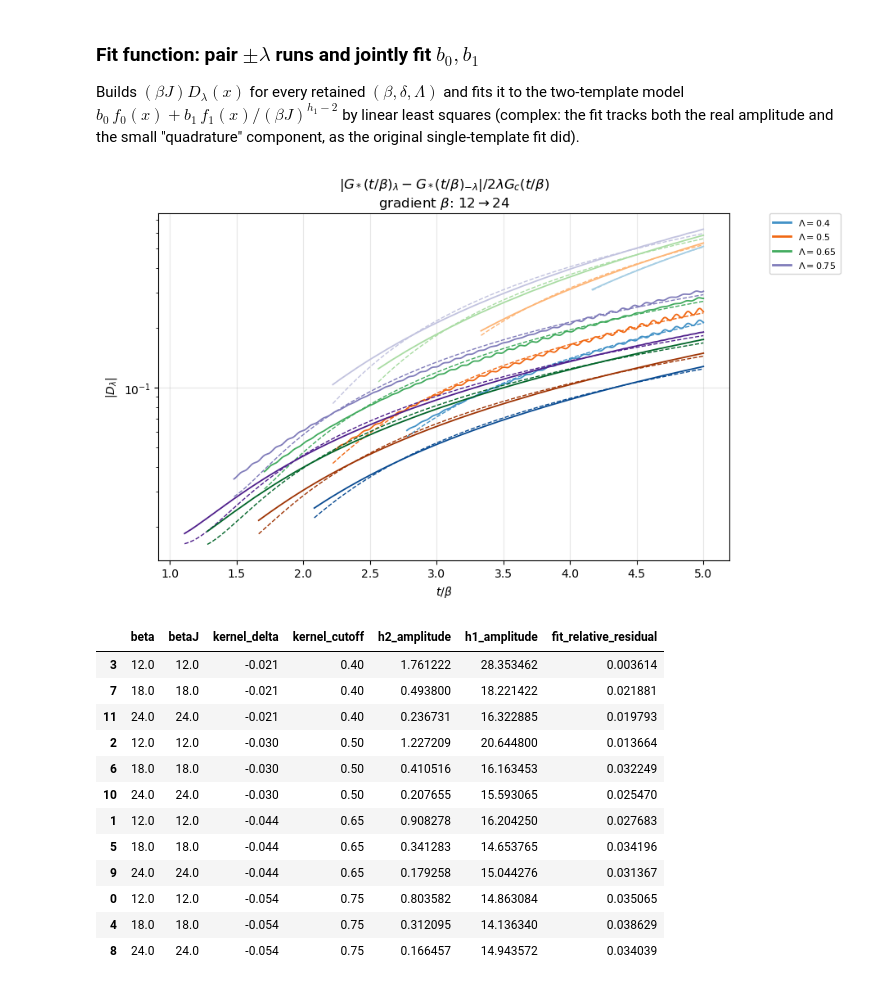
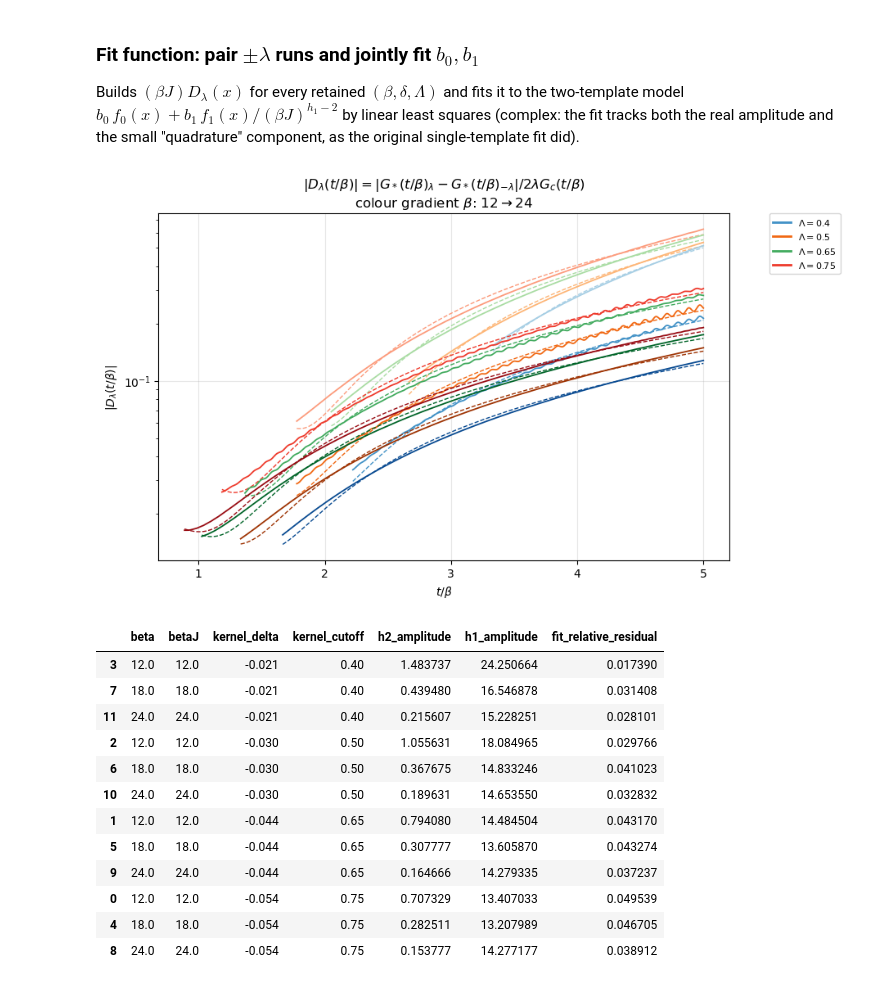
Before and after one commit to meabhallen/sykquench, a Jupyter notebook: syk_realtime_kernel.ipynb, the cells around one changed output. Saved outputs shown, nothing was run; the diff lists cells and outputs as text; code cells hidden in the pictures.

```diff
--- a/syk_realtime_kernel.ipynb
+++ b/syk_realtime_kernel.ipynb
@@ -36,10 +36,11 @@ cutoff_keep = [0.4, 0.5, 0.65, 0.75]
 # equilibrium, ~t/Lambda for the engineered kernel) dominate over the
 # t/beta conformal scaling
 T_PLOT_MIN_EQ_COEFF = 2.0
-T_PLOT_MIN_KERNEL_COEFF = 20.0
+T_PLOT_MIN_KERNEL_COEFF = 16.0
 
 # Fit-window lower bound: "absolute" reuses same physical UV cut
 # ; "relative" fixes x_fit_min = 1/(2*pi) regardless of J/Lambda.
+T_FIT_MIN_KERNEL_COEFF = 20
 FIT_WINDOW_MODE = "absolute"
 X_FIT_MIN_RELATIVE = 1 / (2 * np.pi)
 
@@ -618,7 +616,7 @@ original single-template fit did).
 # %%
 def build_kernel_odd_response(
     *, beta_keep, lambda_keep, delta_keep, cutoff_keep,
-    fit_x_max=h2_fit_x_max, plot=True, show_fit_overlay=True, beta_rescale=True,
+    fit_x_max=h2_fit_x_max, plot=True, show_fit_overlay=True, beta_rescale=0,
 ):
     pair_source = df_kernel_all.copy()
     pair_source["abs_lambda"] = np.abs(pair_source["kernel_lambda"])
@@ -693,16 +691,21 @@ def build_kernel_odd_response(
 
         if plot:
             colour = _colour_for(Lambda, beta, lambdas, betas)
-            if beta_rescale==True:
+            if beta_rescale==0:
                 ax.plot(x[keep], np.abs(scaled[keep]), lw=1.3, color=colour)
                 if show_fit_overlay:
                     model = b0 * phi_h2(x[keep]) + b1 * phi_h1_scaled(x[keep], betaJ)
                     ax.plot(x[keep], np.abs(model), "--", lw=1.0, color=colour)
-            else:
+            elif beta_rescale==None:
                 ax.plot(x[keep], np.abs(scaled[keep])/beta, lw=1.3, color=colour)
                 if show_fit_overlay:
                     model = b0 * phi_h2(x[keep]) + b1 * phi_h1_scaled(x[keep], betaJ)
                     ax.plot(x[keep], np.abs(model)/beta, "--", lw=1.0, color=colour)
+            elif beta_rescale==1:
+                ax.plot(x[keep], np.abs(scaled[keep])**(1.77), lw=1.3, color=colour)
+                if show_fit_overlay:
+                    model = b0 * phi_h2(x[keep]) + b1 * phi_h1_scaled(x[keep], betaJ)
+                    ax.plot(x[keep], np.abs(model)**(1.77), "--", lw=1.0, color=colour)
 
         rows.append({
             "J4": J, "beta": beta, "betaJ": betaJ, "mu": float(row["mu"]),
@@ -725,18 +728,26 @@ def build_kernel_odd_response(
             for Lambda in lambdas
         ]
         ax.set_xlabel(r"$t/\beta$")
-        if beta_rescale==True:
+        if beta_rescale==0:
             ax.set_ylabel(r"$\beta J|D_\lambda|$")
             ax.set_title(
-                r"$\beta J |G_*(t/\beta)_\lambda-G_*(t/\beta)_{-\lambda}|/2\lambda G_c(t/\beta)$" +
-                "\n" + r"gradient $\beta$: " + f"{beta_keep_kernel[0]:1g}"+r"$\to$" +f"{beta_keep_kernel[-1]:1g}"
+                r"$\beta J |D_\lambda (t/\beta )| = f_0(t/\beta)$ or $ = f_1(t/\beta)/(\beta J)^{h_1}$" +
+                "\n" + r"colour gradient $\beta$: " + f"{beta_keep_kernel[0]:1g}"+r"$\to$" +f"{beta_keep_kernel[-1]:1g}"
             )
-        else:
-            ax.set_ylabel(r"$|D_\lambda|$")
+        elif beta_rescale==None:
+            ax.set_ylabel(r"$|D_\lambda(t/\beta)|$")
             ax.set_title(
-                r"$ |G_*(t/\beta)_\lambda-G_*(t/\beta)_{-\lambda}|/2\lambda G_c(t/\beta)$" +
-                "\n" + r"gradient $\beta$: " + f"{beta_keep_kernel[0]:1g}"+r"$\to$" +f"{beta_keep_kernel[-1]:1g}"
+                r"$|D_\lambda(t/\beta)| =  |G_*(t/\beta)_\lambda-G_*(t/\beta)_{-\lambda}|/2\lambda G_c(t/\beta)$" +
+                "\n" + r"colour gradient $\beta$: " + f"{beta_keep_kernel[0]:1g}"+r"$\to$" +f"{beta_keep_kernel[-1]:1g}"
             )
+        elif beta_rescale==1:
+            ax.set_ylabel(r"$(\beta J)^{h_1-1}|D_\lambda|$")
+            ax.set_title(
+                r"$(\beta J)^{h_1-1} |D_\lambda (t/\beta )| = f_1(t/\beta)$ or $ = f_0(t/\beta)(\beta J)^{h_1}$" +
+                "\n" + r"colour gradient $\beta$: " + f"{beta_keep_kernel[0]:1g}"+r"$\to$" +f"{beta_keep_kernel[-1]:1g}"
+            )
+
+
         ax.grid(alpha=0.3)
         ax.set_yscale('log')
         ax.legend(handles=handles, loc="upper left", bbox_to_anchor=(1.07, 1.0),
@@ -747,31 +758,31 @@ def build_kernel_odd_response(
 # %%
 df_kernel_odd = build_kernel_odd_response(
     beta_keep=beta_keep_kernel,
     lambda_keep=lambda_keep,
     delta_keep=delta_keep,
     cutoff_keep=cutoff_keep,
-    beta_rescale=False
+    beta_rescale=None
 )
 
 display(df_kernel_odd[[
     "beta", "betaJ", "kernel_delta", "kernel_cutoff",
     "h2_amplitude", "h1_amplitude", "fit_relative_residual",
 ]].sort_values(["kernel_cutoff", "kernel_delta", "beta"]))
 # %% [output]
-[figure, old version]
+[figure, new version]
 |  | beta | betaJ | kernel_delta | kernel_cutoff | h2_amplitude | h1_amplitude | fit_relative_residual |
-| 3 | 12.0 | 12.0 | -0.021 | 0.40 | 1.761222 | 28.353462 | 0.003614 |
-| 7 | 18.0 | 18.0 | -0.021 | 0.40 | 0.493800 | 18.221422 | 0.021881 |
-| 11 | 24.0 | 24.0 | -0.021 | 0.40 | 0.236731 | 16.322885 | 0.019793 |
-| 2 | 12.0 | 12.0 | -0.030 | 0.50 | 1.227209 | 20.644800 | 0.013664 |
-| 6 | 18.0 | 18.0 | -0.030 | 0.50 | 0.410516 | 16.163453 | 0.032249 |
-| 10 | 24.0 | 24.0 | -0.030 | 0.50 | 0.207655 | 15.593065 | 0.025470 |
-| 1 | 12.0 | 12.0 | -0.044 | 0.65 | 0.908278 | 16.204250 | 0.027683 |
-| 5 | 18.0 | 18.0 | -0.044 | 0.65 | 0.341283 | 14.653765 | 0.034196 |
-| 9 | 24.0 | 24.0 | -0.044 | 0.65 | 0.179258 | 15.044276 | 0.031367 |
-| 0 | 12.0 | 12.0 | -0.054 | 0.75 | 0.803582 | 14.863084 | 0.035065 |
-| 4 | 18.0 | 18.0 | -0.054 | 0.75 | 0.312095 | 14.136340 | 0.038629 |
-| 8 | 24.0 | 24.0 | -0.054 | 0.75 | 0.166457 | 14.943572 | 0.034039 |
+| 3 | 12.0 | 12.0 | -0.021 | 0.40 | 1.483737 | 24.250664 | 0.017390 |
+| 7 | 18.0 | 18.0 | -0.021 | 0.40 | 0.439480 | 16.546878 | 0.031408 |
+| 11 | 24.0 | 24.0 | -0.021 | 0.40 | 0.215607 | 15.228251 | 0.028101 |
+| 2 | 12.0 | 12.0 | -0.030 | 0.50 | 1.055631 | 18.084965 | 0.029766 |
+| 6 | 18.0 | 18.0 | -0.030 | 0.50 | 0.367675 | 14.833246 | 0.041023 |
+| 10 | 24.0 | 24.0 | -0.030 | 0.50 | 0.189631 | 14.653550 | 0.032832 |
+| 1 | 12.0 | 12.0 | -0.044 | 0.65 | 0.794080 | 14.484504 | 0.043170 |
+| 5 | 18.0 | 18.0 | -0.044 | 0.65 | 0.307777 | 13.605870 | 0.043274 |
+| 9 | 24.0 | 24.0 | -0.044 | 0.65 | 0.164666 | 14.279335 | 0.037237 |
+| 0 | 12.0 | 12.0 | -0.054 | 0.75 | 0.707329 | 13.407033 | 0.049539 |
+| 4 | 18.0 | 18.0 | -0.054 | 0.75 | 0.282511 | 13.207989 | 0.046705 |
+| 8 | 24.0 | 24.0 | -0.054 | 0.75 | 0.153777 | 14.277177 | 0.038912 |
 # %%
 df_kernel_odd = build_kernel_odd_response(
     beta_keep=beta_keep_kernel,
```
Also changed, not shown: parts of 5 cells of this notebook.
